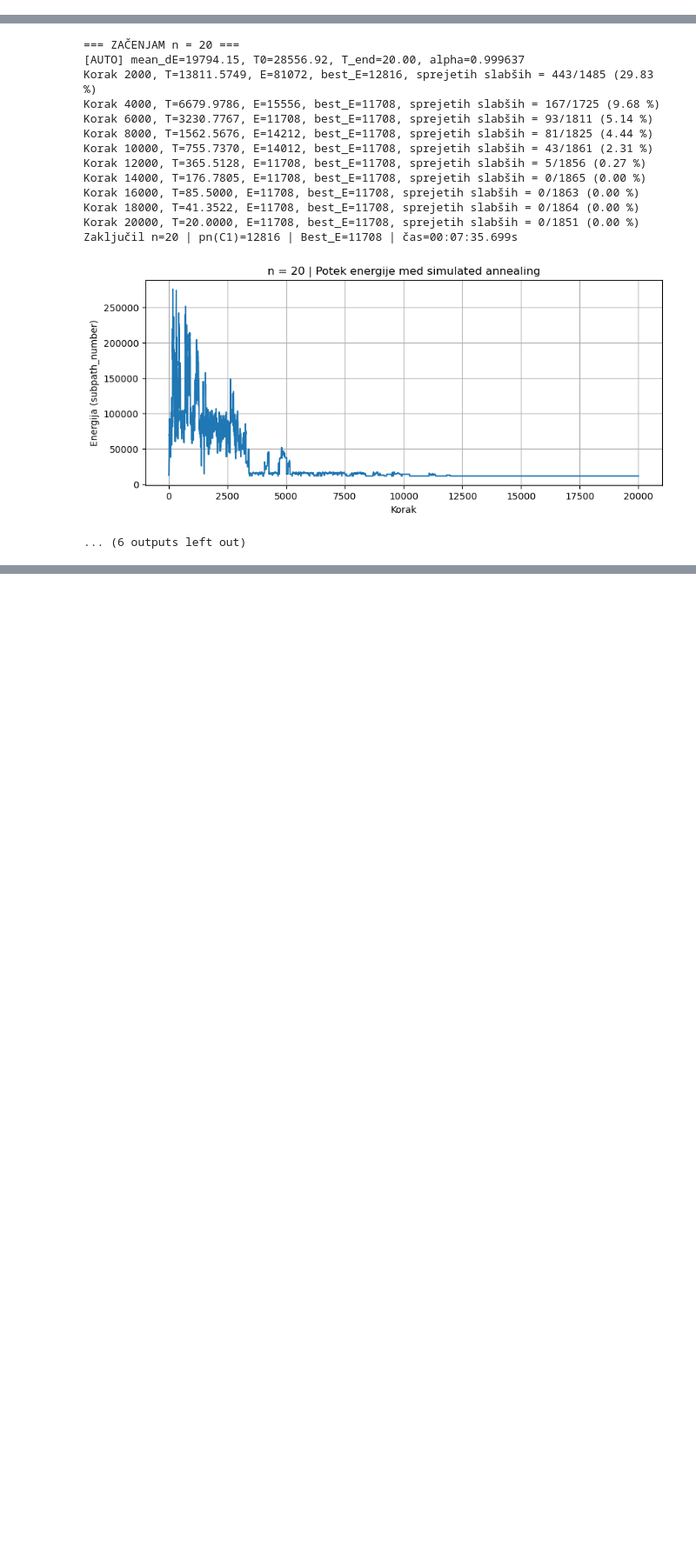
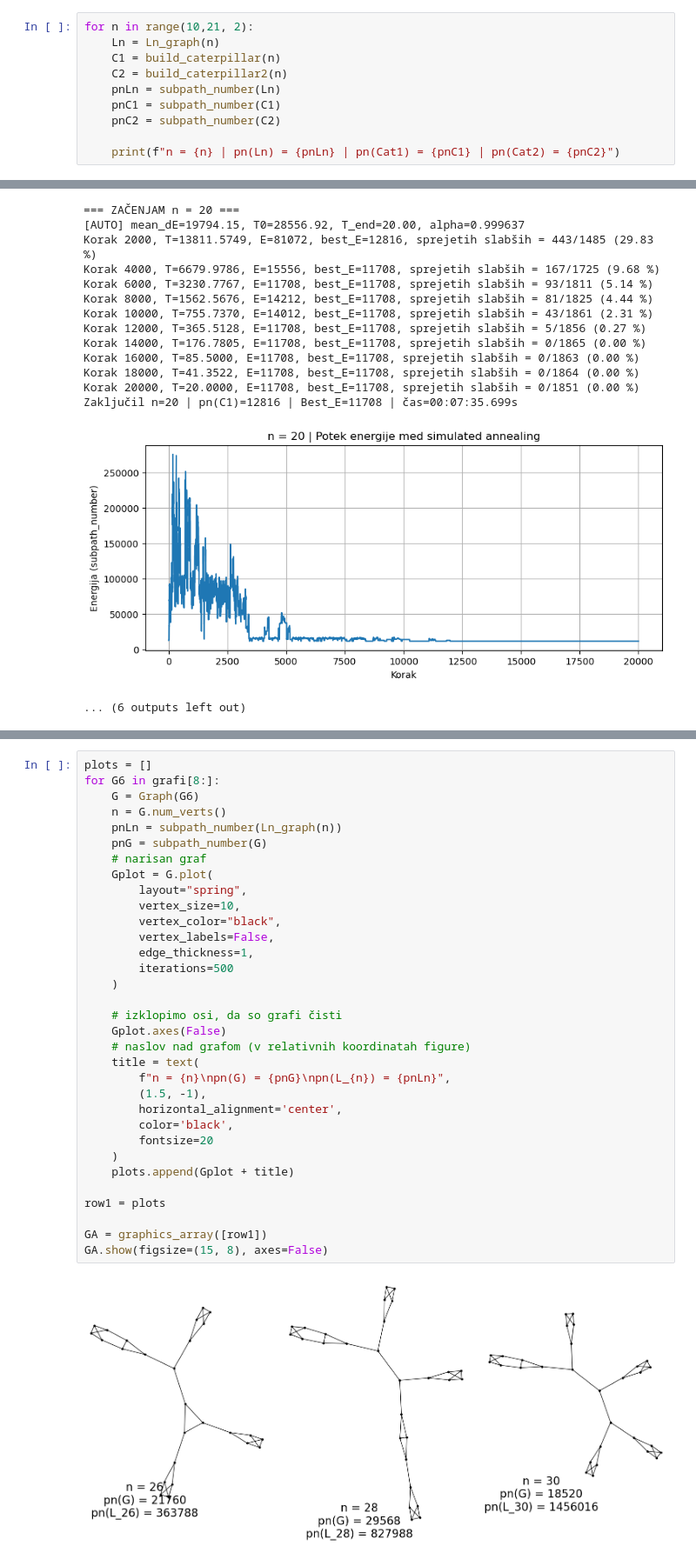
Before and after one commit to ZigaObradovic/FP_Group13, a Jupyter notebook: main.ipynb, the cells around one changed output, grey strips where cells are left out. Shown at 87% size. Cells and saved outputs as stored; diff of their text form; blank space fills up the shorter version.

```diff
--- a/main.ipynb
+++ b/main.ipynb
@@ -322,3 +322,13 @@ n = 34 | pn(Ln) = 5825044 | pn(Tree) = 17644 | pn(Cat1) = 17644 | pn(Cat2) = 176
 n = 36 | pn(Ln) = 13252444 | pn(Tree) = 25972 | pn(Cat1) = 25972 | pn(Cat2) = 25972
 n = 38 | pn(Ln) = 23301272 | pn(Tree) = 36612 | pn(Cat1) = 36612 | pn(Cat2) = 37232
 n = 40 | pn(Ln) = 53010912 | pn(Tree) = 24616 | pn(Cat1) = 24616 | pn(Cat2) = 24616
+# %%
+for n in range(10,21, 2):
+    Ln = Ln_graph(n)
+    C1 = build_caterpillar(n)
+    C2 = build_caterpillar2(n)
+    pnLn = subpath_number(Ln)
+    pnC1 = subpath_number(C1)
+    pnC2 = subpath_number(C2)
+
+    print(f"n = {n} | pn(Ln) = {pnLn} | pn(Cat1) = {pnC1} | pn(Cat2) = {pnC2}")
@@ -487,0 +508,35 @@ df
+# %%
+plots = []
+for G6 in grafi[8:]:
+    G = Graph(G6)
+    n = G.num_verts()
+    pnLn = subpath_number(Ln_graph(n))
+    pnG = subpath_number(G)
+    # narisan graf
+    Gplot = G.plot(
+        layout="spring",
+        vertex_size=10,
+        vertex_color="black",
+        vertex_labels=False,
+        edge_thickness=1,
+        iterations=500
+    )
+
+    # izklopimo osi, da so grafi čisti
+    Gplot.axes(False)
+    # naslov nad grafom (v relativnih koordinatah figure)
+    title = text(
+        f"n = {n}\npn(G) = {pnG}\npn(L_{n}) = {pnLn}",
+        (1.5, -1),
+        horizontal_alignment='center',
+        color='black',
+        fontsize=20
+    )
+    plots.append(Gplot + title)
+
+row1 = plots
+
+GA = graphics_array([row1])
+GA.show(figsize=(15, 8), axes=False)
+# %% [output]
+[figure, added]
```
Also changed, not shown: parts of 3 cells of this notebook, 3 other files.
